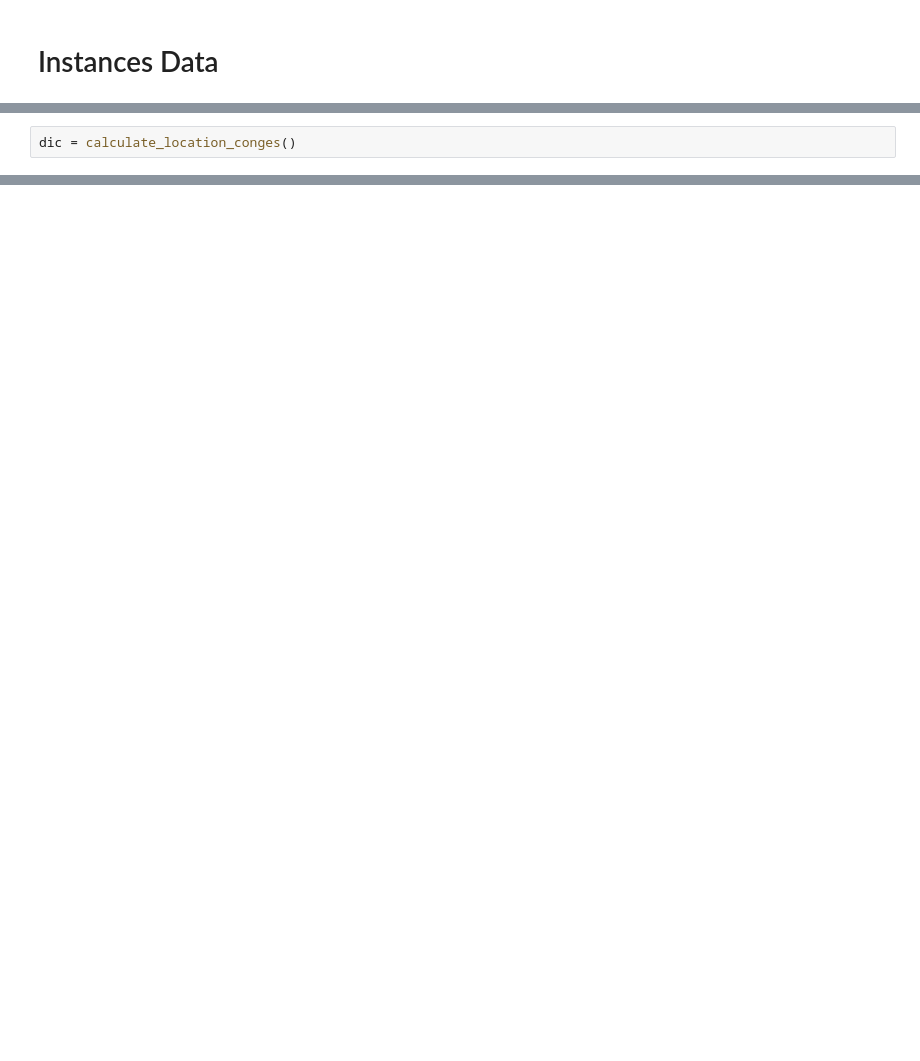
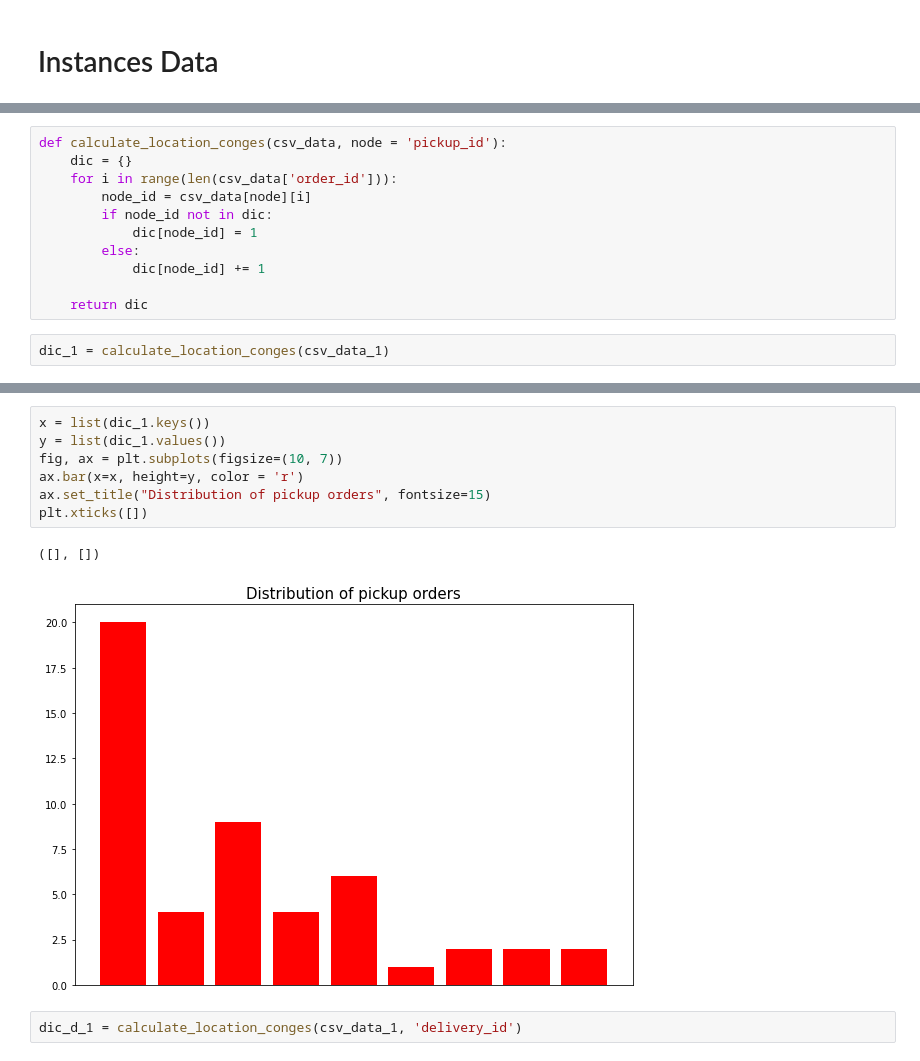
Before and after one commit to 123zhangzq/HW_DPDP, a Jupyter notebook: ScratchPaper/ScatchPaper.ipynb, the cells around one changed output, grey strips where cells are left out. Cells and saved outputs as stored; diff of their text form; blank space fills up the shorter version.

```diff
--- a/ScratchPaper/ScatchPaper.ipynb
+++ b/ScratchPaper/ScatchPaper.ipynb
@@ -444,2 +111,0 @@ def calculate_location_conges(node = 'pickup_id'):
-# %%
-dic = calculate_location_conges()
@@ -1055,0 +169,13 @@ sum(rot_4000_100) / 8
+# %%
+def calculate_location_conges(csv_data, node = 'pickup_id'):
+    dic = {}
+    for i in range(len(csv_data['order_id'])):
+        node_id = csv_data[node][i]
+        if node_id not in dic:
+            dic[node_id] = 1
+        else:
+            dic[node_id] += 1
+
+    return dic
+# %%
+dic_1 = calculate_location_conges(csv_data_1)
@@ -1055,0 +194,12 @@ sum(rot_4000_100) / 8
+# %%
+x = list(dic_1.keys())
+y = list(dic_1.values())
+fig, ax = plt.subplots(figsize=(10, 7))
+ax.bar(x=x, height=y, color = 'r')
+ax.set_title("Distribution of pickup orders", fontsize=15)
+plt.xticks([])
+# %% [output]
+([], [])
+[figure, added]
+# %%
+dic_d_1 = calculate_location_conges(csv_data_1, 'delivery_id')
```
Also changed, not shown: parts of 79 cells of this notebook.
